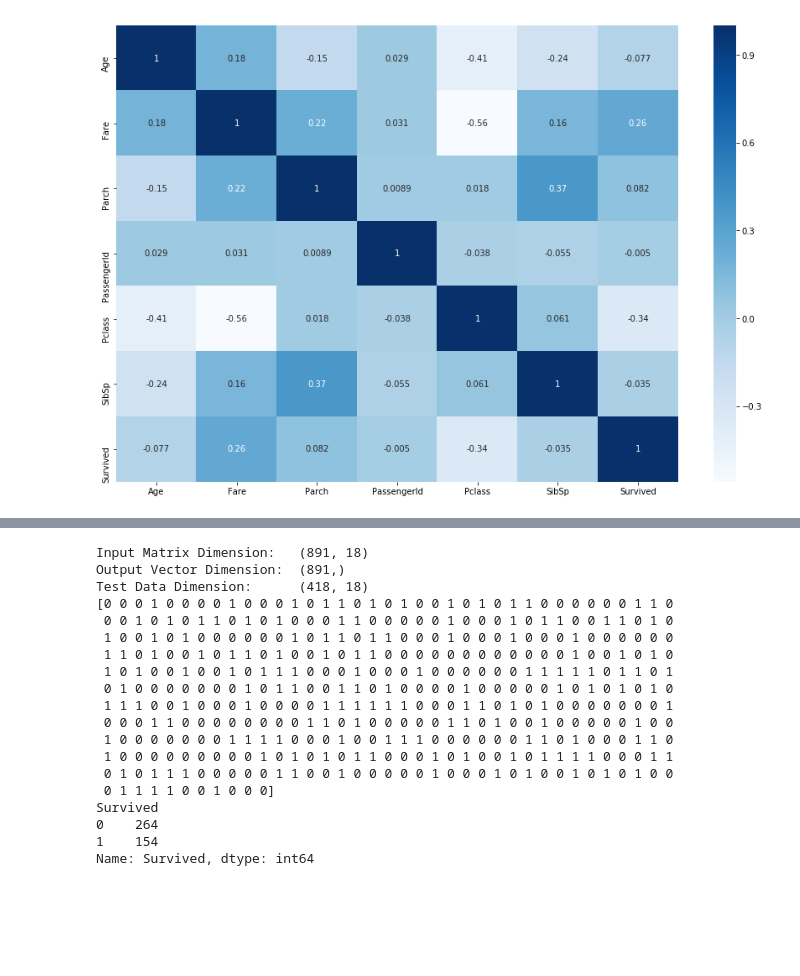
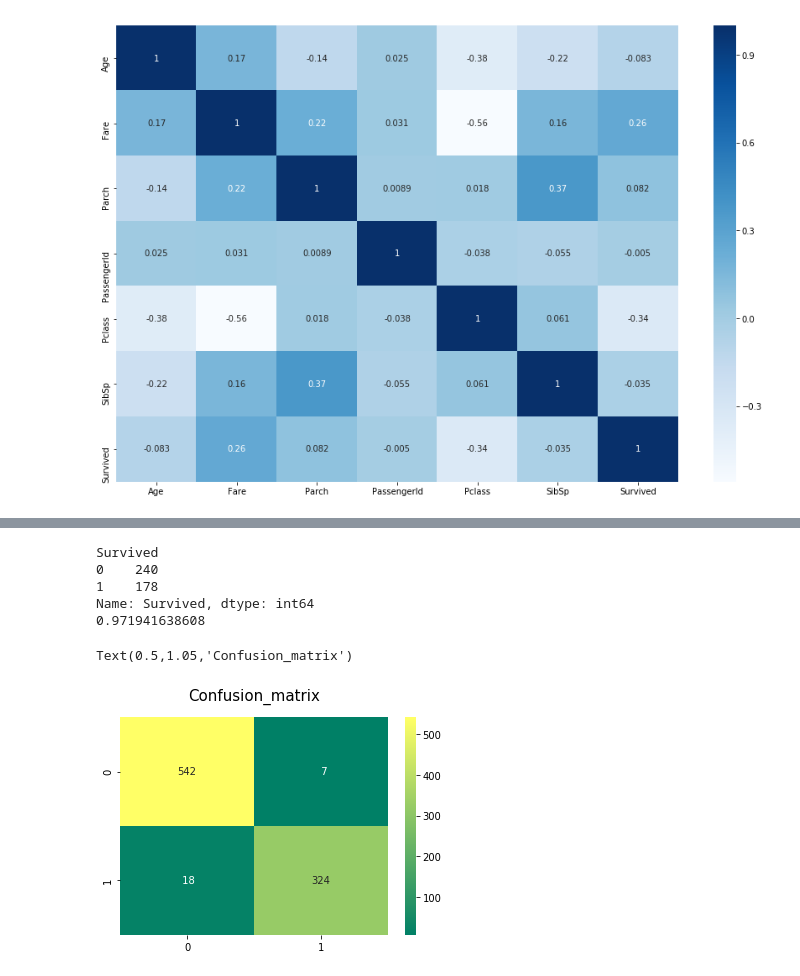
Before and after one commit to AndersonOliveiraDaRocha/Kaggle_Competitions, a Jupyter notebook: Titanic ML/Train Kaggle.ipynb, the cells around one changed output, grey strips where cells are left out. Saved outputs shown, nothing was run; the diff lists cells and outputs as text; code cells hidden in the pictures; blank space fills up the shorter version.

```diff
--- a/Titanic ML/Train Kaggle.ipynb
+++ b/Titanic ML/Train Kaggle.ipynb
@@ -133,4 +217 @@ ohe_df.head()
-# %%
-ohe_df['Age'] = ohe_df['Age'] / ohe_df['Age'].max()
-ohe_df['Fare'] = ohe_df['Fare'] / ohe_df['Fare'].max()
 # %%
@@ -150,50 +247,37 @@ plt.show()
 # %%
 from sklearn.linear_model import LogisticRegression
 from sklearn.ensemble import RandomForestClassifier
 from sklearn.tree import DecisionTreeClassifier
+from sklearn.svm import SVC
+from sklearn.metrics import confusion_matrix
+from sklearn.metrics import accuracy_score
 
 df_train = ohe_df.iloc[:891, :]
 df_test  = ohe_df.iloc[891:, :]
 
-df_train = df_train.drop(['PassengerId'], axis = 1)
-df_test = df_test.drop(['Survived'], axis = 1)
-
-y_train = df_train['Survived']
-X_train = df_train.drop(['Survived'], axis = 1)
-
-IDS = df_test['PassengerId']
-X_test  = df_test.drop("PassengerId", axis = 1).copy()
-
-print('Input Matrix Dimension:  ', X_train.shape)
-print('Output Vector Dimension: ', y_train.shape)
-print('Test Data Dimension:     ', X_test.shape)
+survived = df_train['Survived']
+x_train = df_train.drop(["PassengerId","Survived"], axis = 1)
+x_test = df_test.drop(["PassengerId","Survived"], axis = 1)
 
 model_RL = RandomForestClassifier(random_state=15)
 
-model_RL.fit(X_train,y_train)
-predictions = model_RL.predict(X_test).astype(int)
-print(predictions)
+model_RL.fit(x_train,survived)
+predictions = model_RL.predict(x_test).astype(int)
+predictions_train = model_RL.predict(x_train).astype(int)
 
-submission = pd.DataFrame({'PassengerId':IDS,'Survived':predictions})
+submission = pd.DataFrame({'PassengerId':df_test['PassengerId'],'Survived':predictions})
+submission.to_csv('submission.csv',index=False)
+
 print(submission.groupby(['Survived'])['Survived'].count())
-submission.to_csv('submission.csv',index=False)
+print(accuracy_score(predictions_train,survived))
+
+sns.heatmap(confusion_matrix(survived,predictions_train),annot=True,fmt='3.0f',cmap="summer")
+plt.title('Confusion_matrix', y=1.05, size=15)
 # %% [output]
-Input Matrix Dimension:   (891, 18)
-Output Vector Dimension:  (891,)
-Test Data Dimension:      (418, 18)
-[0 0 0 1 0 0 0 0 1 0 0 0 1 0 1 1 0 1 0 1 0 0 1 0 1 0 1 1 0 0 0 0 0 0 1 1 0
- 0 0 1 0 1 0 1 1 0 1 0 1 0 0 0 1 1 0 0 0 0 0 1 0 0 0 1 0 1 1 0 0 1 1 0 1 0
- 1 0 0 1 0 1 0 0 0 0 0 0 1 0 1 1 0 1 1 0 0 0 1 0 0 0 1 0 0 0 1 0 0 0 0 0 0
- 1 1 0 1 0 0 1 0 1 1 0 1 0 0 1 0 1 1 0 0 0 0 0 0 0 0 0 0 0 0 1 0 0 1 0 1 0
- 1 0 1 0 0 1 0 0 1 0 1 1 1 0 0 0 1 0 0 0 1 0 0 0 0 0 0 1 1 1 1 1 0 1 1 0 1
- 0 1 0 0 0 0 0 0 0 1 0 1 1 0 0 1 1 0 1 0 0 0 0 1 0 0 0 0 0 1 0 1 0 1 0 1 0
- 1 1 1 0 0 1 0 0 0 1 0 0 0 0 1 1 1 1 1 1 0 0 0 1 1 0 1 0 1 0 0 0 0 0 0 0 1
- 0 0 0 1 1 0 0 0 0 0 0 0 0 1 1 0 1 0 0 0 0 0 1 1 0 1 0 0 1 0 0 0 0 0 1 0 0
- 1 0 0 0 0 0 0 0 1 1 1 1 0 0 0 1 0 0 1 1 1 0 0 0 0 0 0 1 1 0 1 0 0 0 1 1 0
- 1 0 0 0 0 0 0 0 0 0 1 0 1 0 1 0 1 1 0 0 0 1 0 1 0 0 1 0 1 1 1 1 0 0 0 1 1
- 0 1 0 1 1 1 0 0 0 0 0 1 1 0 0 1 0 0 0 0 0 1 0 0 0 1 0 1 0 0 1 0 1 0 1 0 0
- 0 1 1 1 1 0 0 1 0 0 0]
 Survived
-0    264
-1    154
+0    240
+1    178
 Name: Survived, dtype: int64
+0.971941638608
+Text(0.5,1.05,'Confusion_matrix')
+[figure, added]
```
Also changed, not shown: parts of 19 cells of this notebook, 1 other file.
